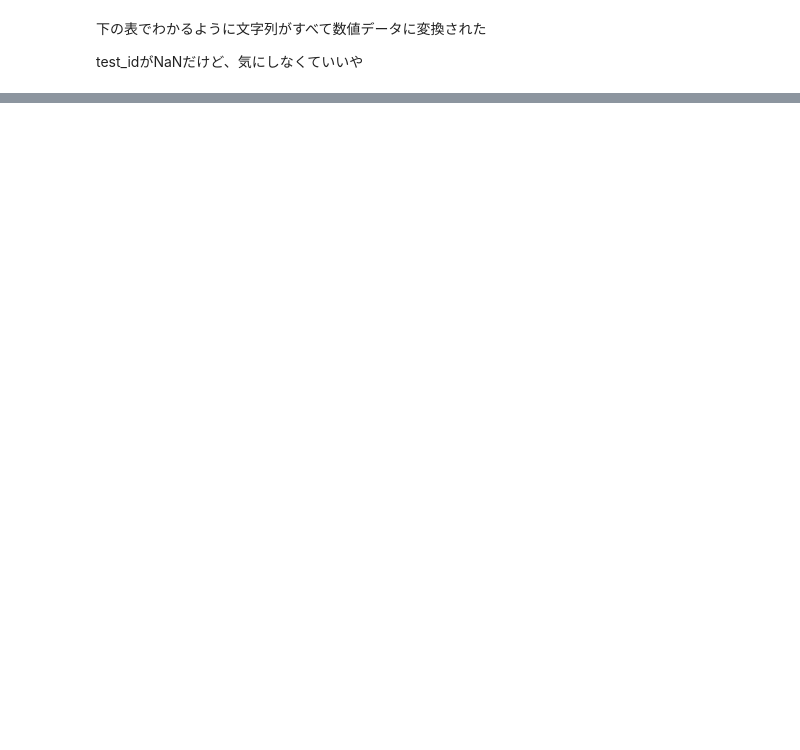
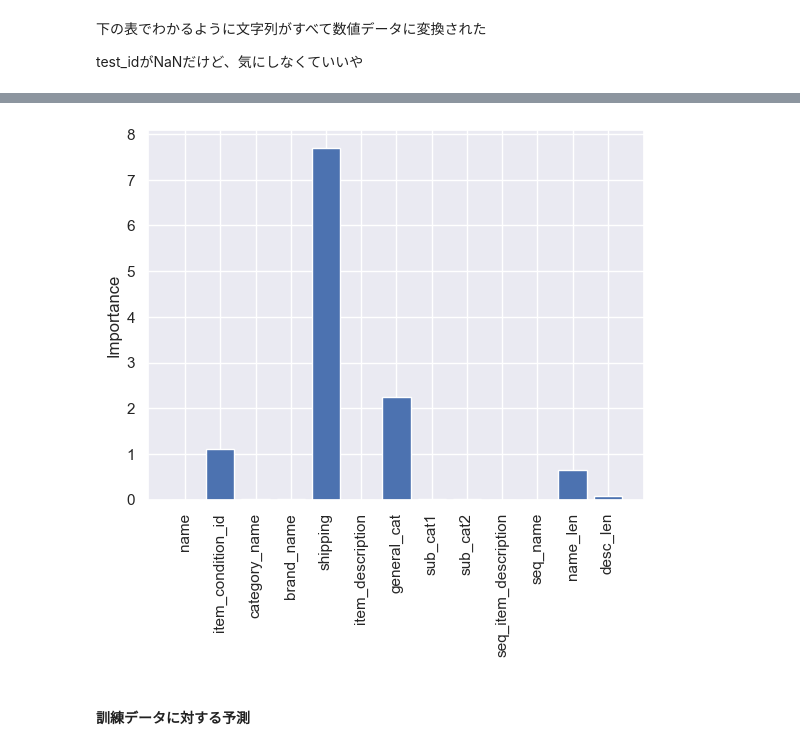
Before and after one commit to Hiromu1612/Kaggle_mercari2, a Jupyter notebook: ridge.ipynb, the cells around one changed output, grey strips where cells are left out. Drawn from its saved outputs; the diff is of its cells as text; code cells hidden in the pictures; blank space fills up the shorter version.

```diff
--- a/test2_0.555_with_book.ipynb
+++ b/ridge.ipynb
@@ -730,0 +742,13 @@ RMSLE:  0.5558444608490906
+# %%
+import pandas as pd
+import numpy as np
+#前処理後のcsvファイルを読み込む
+train = pd.read_csv('train_preprocessed_ridge.csv')
+test = pd.read_csv('test_preprocessed_ridge.csv')
+
+X = train.loc[:, 'name':].drop(columns='price') # <---
+y = train['price'] # <---
+print('X:', X.shape)
+display(X.head())
+print('y:', y.shape)
+print(y.head())
@@ -730,0 +774,4 @@ RMSLE:  0.5558444608490906
+# %%
+from sklearn.model_selection import train_test_split
+
+X_train, X_test, y_train, y_test = train_test_split(X, y, test_size=0.3, random_state=0)
@@ -730,0 +926,13 @@ RMSLE:  0.5558444608490906
+# %%
+%%time
+from sklearn.linear_model import Ridge
+
+# 最適なパラメータでモデルを再作成
+best_params = study.best_params
+best_alpha = best_params['alpha']
+best_fit_intercept = best_params['fit_intercept']
+best_solver = best_params['solver']
+best_random_state = best_params['random_state']
+best_max_iter = best_params['max_iter']
+ridge = Ridge(alpha=best_alpha, fit_intercept=best_fit_intercept, solver=best_solver, random_state=best_random_state, max_iter=best_max_iter)
+ridge.fit(X_train, y_train)
@@ -730,0 +963,10 @@ RMSLE:  0.5558444608490906
+# %%
+import matplotlib.pyplot as plt
+plt.bar(X_train.columns, np.abs(ridge.coef_))
+plt.ylabel('Importance')
+plt.xticks(rotation=90)
+plt.show()
+# %% [output]
+[figure, added]
+# %% [markdown]
+#### 訓練データに対する予測
```
Also changed, not shown: parts of 121 cells of this notebook, 5 other files.
